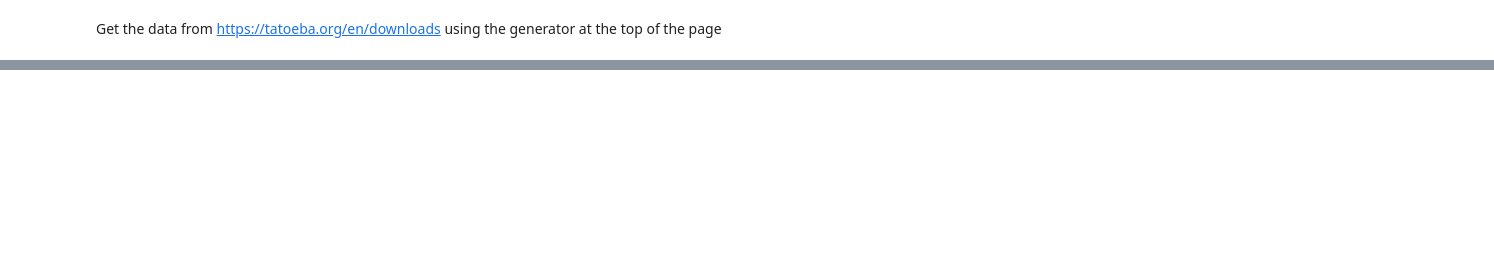
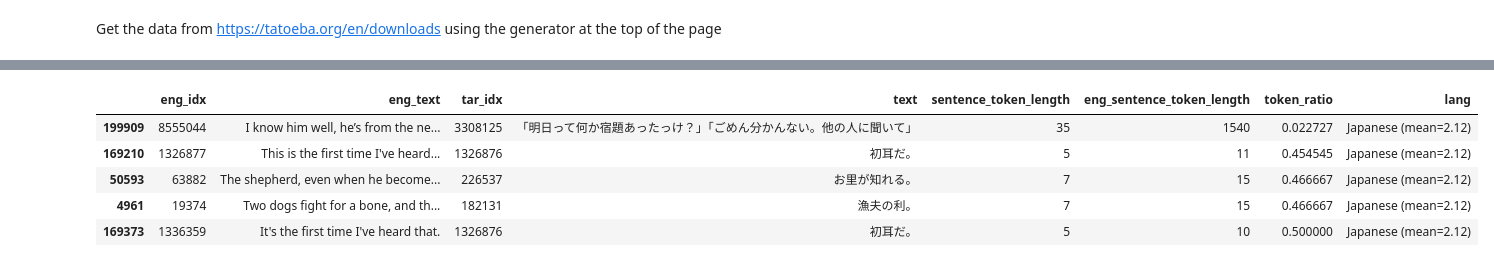
Before and after one commit to tonybaloney/azure-openai-japanese-best-practice, a Jupyter notebook: sentences_multilang.ipynb, the cells around one changed output, grey strips where cells are left out. Saved outputs shown, nothing was run; the diff lists cells and outputs as text; code cells hidden in the pictures; blank space fills up the shorter version.

```diff
--- a/sentences_multilang.ipynb
+++ b/sentences_multilang.ipynb
@@ -48,0 +56,10 @@ fig
+# %%
+# Get the top 5 rows with the smallest token_ration in en_ja_df
+en_ja_df.sort_values('token_ratio').head(5)
+# %% [output]
+|  | eng_idx | eng_text | tar_idx | text | sentence_token_length | eng_sentence_token_length | token_ratio | lang |
+| 199909 | 8555044 | I know him well, he’s from the ne... | 3308125 | 「明日って何か宿題あったっけ？」「ごめん分かんない。他の人に聞いて」 | 35 | 1540 | 0.022727 | Japanese (mean=2.12) |
+| 169210 | 1326877 | This is the first time I've heard... | 1326876 | 初耳だ。 | 5 | 11 | 0.454545 | Japanese (mean=2.12) |
+| 50593 | 63882 | The shepherd, even when he become... | 226537 | お里が知れる。 | 7 | 15 | 0.466667 | Japanese (mean=2.12) |
+| 4961 | 19374 | Two dogs fight for a bone, and th... | 182131 | 漁夫の利。 | 7 | 15 | 0.466667 | Japanese (mean=2.12) |
+| 169373 | 1336359 | It's the first time I've heard that. | 1326876 | 初耳だ。 | 5 | 10 | 0.500000 | Japanese (mean=2.12) |
```
Also changed, not shown: parts of 1 cell of this notebook, 1 other file.
